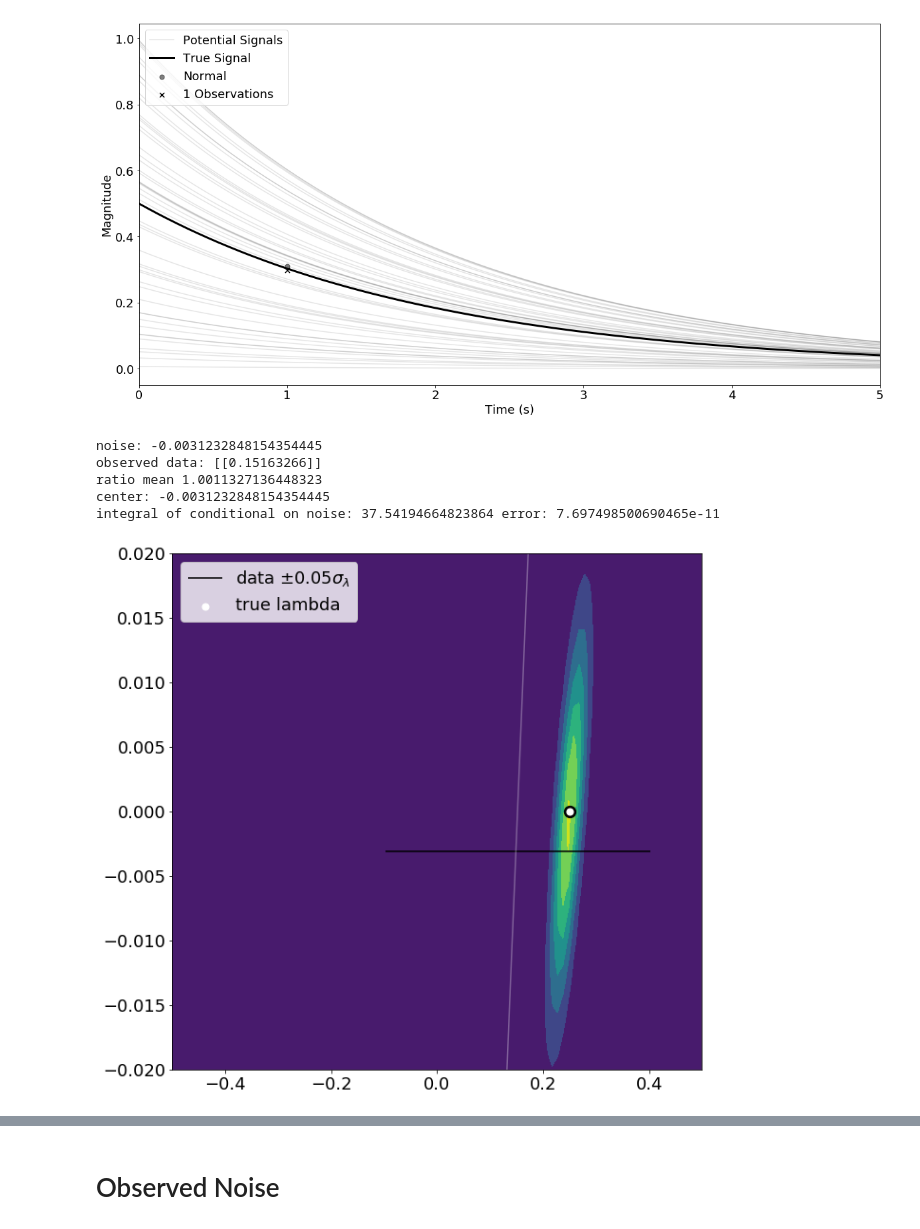
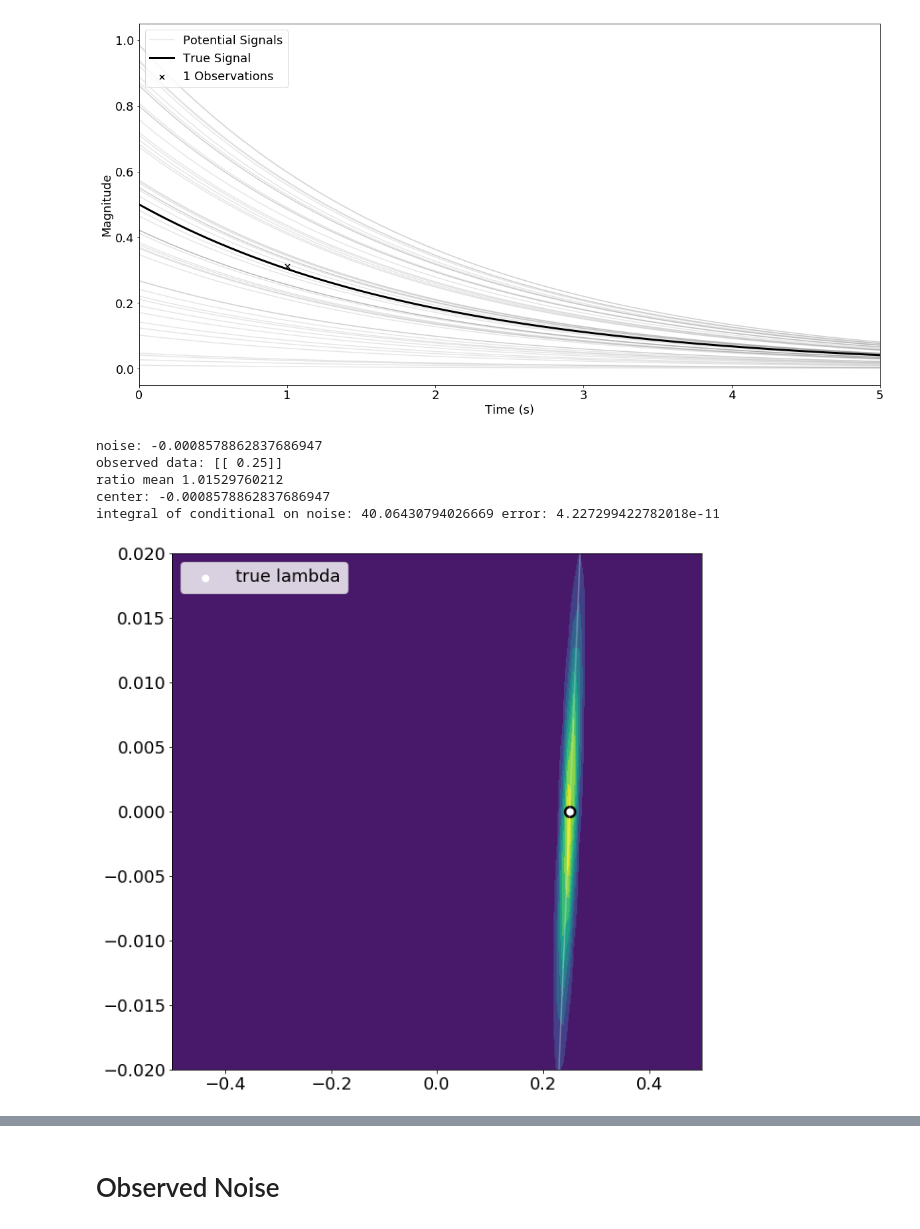
Before and after one commit to mpilosov/ConsistentBayes, a Jupyter notebook: examples/1D_example.ipynb, the cells around one changed output, grey strips where cells are left out. Saved outputs shown, nothing was run; the diff lists cells and outputs as text; code cells hidden in the pictures.

```diff
--- a/examples/1D_example.ipynb
+++ b/examples/1D_example.ipynb
@@ -76,11 +76,14 @@ ed_model = makemodel(t)
 u = ed_model()
 # %%
 n = 50
-lam = np.random.random(size=(n,2))
-lam[:,1] = 0 # noise-free
+
 
 sd_test_n = 1E-2
 # sd_test_u = 0.05
+lam = np.random.random(size=(n,2))
+lam[:,1]*= sd_test_n
+lam[:,1]*= 0.25*0
+
 mintime = 0
 maxtime = 5
 tt = np.linspace(mintime, maxtime, 1000)
@@ -99,7 +102,7 @@ for i in range(n):
     else:
         plt.plot(tt, d, c='k', alpha=5/n) # I
 
-plt.scatter(t, u + np.random.randn(num_observations)*sd_test_n, s=50, c='k', label='Normal', alpha=0.5)
+# plt.scatter(t, u + np.random.randn(num_observations)*sd_test_n, s=50, c='k', label='Normal', alpha=0.5)
 # plt.scatter(t, u + (np.random.rand(num_observations)-0.5)*sd_test_u,c='b', s=5, label='Uniform')
 # plt.scatter(t, u + (np.random.standard_cauchy(num_observations))*sd_test_c,c='g', s=50, marker='x',label='Cauchy')
 plt.plot(tt, um, c='k', lw=3, ls='-', label='True Signal')
@@ -109,8 +112,9 @@ if show_obs:
 plt.legend(fontsize=18,loc='upper left')
 plt.ylabel('Magnitude', fontsize=18)
 plt.xlabel('Time (s)', fontsize=18)
-# plt.ylim([-.25,1.25])
+plt.ylim([-.05,1.05])
 plt.xlim([0,5])
+
 ftype = 'png'
 if show_obs:
     summary_save_str = "saveimgs/HO/HO_%d_r-%d_obs-%de-3_sd-t_%d_%d_st%d_%d.%s"%(n, num_observations, 1000*sd_test_n, mintime, maxtime, start_time, end_time, ftype)
@@ -121,20 +125,20 @@ else:
 # plt.savefig(summary_save_str)
 plt.show()
 # %% [output]
-[figure, old version]
+[figure, new version]
 # %%
 data_std = 1E-2
 prior_std = 0.25
 
-N = 20000
+N = 10000
 M = 1
 
 lam = 0.25
 ns = 100
-np.random.seed(15) #7146
+np.random.seed(1865) #7146
 noise = np.random.randn()*data_std
 lam_true = np.array([lam, 0.0]).reshape(1,-1)
-model = ed_model
+model = id_model
 obs_data = model(lam_true) + 0*noise
 
 center = noise # noise | obs_data | lam # FOR Y AXIS
@@ -195,37 +199,37 @@ plt.figure(figsize=(10,10))
 plt.contourf(L,E,post_eval, vmin=0, vmax=None)
 # plt.vlines(obs_data[0],-.5, .5,alpha=0.5)
 # plt.vlines(0,-.5, .5,alpha=0.5)
-plt.hlines(noise, -prior_std + obs_data, prior_std + obs_data, label='data $\pm 0.05\sigma_\lambda$')
+# plt.hlines(noise, -prior_std + obs_data, prior_std + obs_data, label='data $\pm 0.05\sigma_\lambda$')
 plt.scatter([lam],[0*noise], color='black', s=150)
 plt.scatter([lam],[0*noise], color='white', s=50, label='true lambda')
 # plt.scatter(accepted_inputs[:,0], accepted_inputs[:,1])
 plt.legend()
 
 # plt.scatter(o[:,0], o[:,1])
 try:
     plt.plot([-2*data_std+obs_data[0][0],2*data_std+obs_data[0][0]], [-2*data_std,2*data_std], 'white', alpha=0.3)
 except IndexError:
     plt.plot([-2*data_std+obs_data,2*data_std+obs_data], [-2*data_std,2*data_std], 'white', alpha=0.3)
 
 # plt.axis('equal')
 # plt.savefig('ZZtestpost.png')]
 
 def conditionalY(x, fixy = noise):
     return eval_updated(np.array([[x, fixy]]))
 
 def conditionalX(y, fixx = lam):
     return eval_updated(np.array([[fixx, y]]))
 
 
 I = quad(conditionalY, -1, 1, args=noise)
 # I = quad(conditionalX, -2*data_std, 2*data_std, args=lam-1E-8)
 
 print('integral of conditional on noise:', I[0], 'error:', I[1])
 plt.show()
 # %% [output]
-noise: -0.0031232848154354445
-observed data: [[0.15163266]]
-ratio mean 1.0011327136448323
-center: -0.0031232848154354445
-integral of conditional on noise: 37.54194664823864 error: 7.697498500690465e-11
+noise: -0.0008578862837686947
+observed data: [[ 0.25]]
+ratio mean 1.01529760212
+center: -0.0008578862837686947
+integral of conditional on noise: 40.06430794026669 error: 4.227299422782018e-11
-[figure, old version]
+[figure, new version]
```
Also changed, not shown: parts of 14 cells of this notebook, 2 other files.
